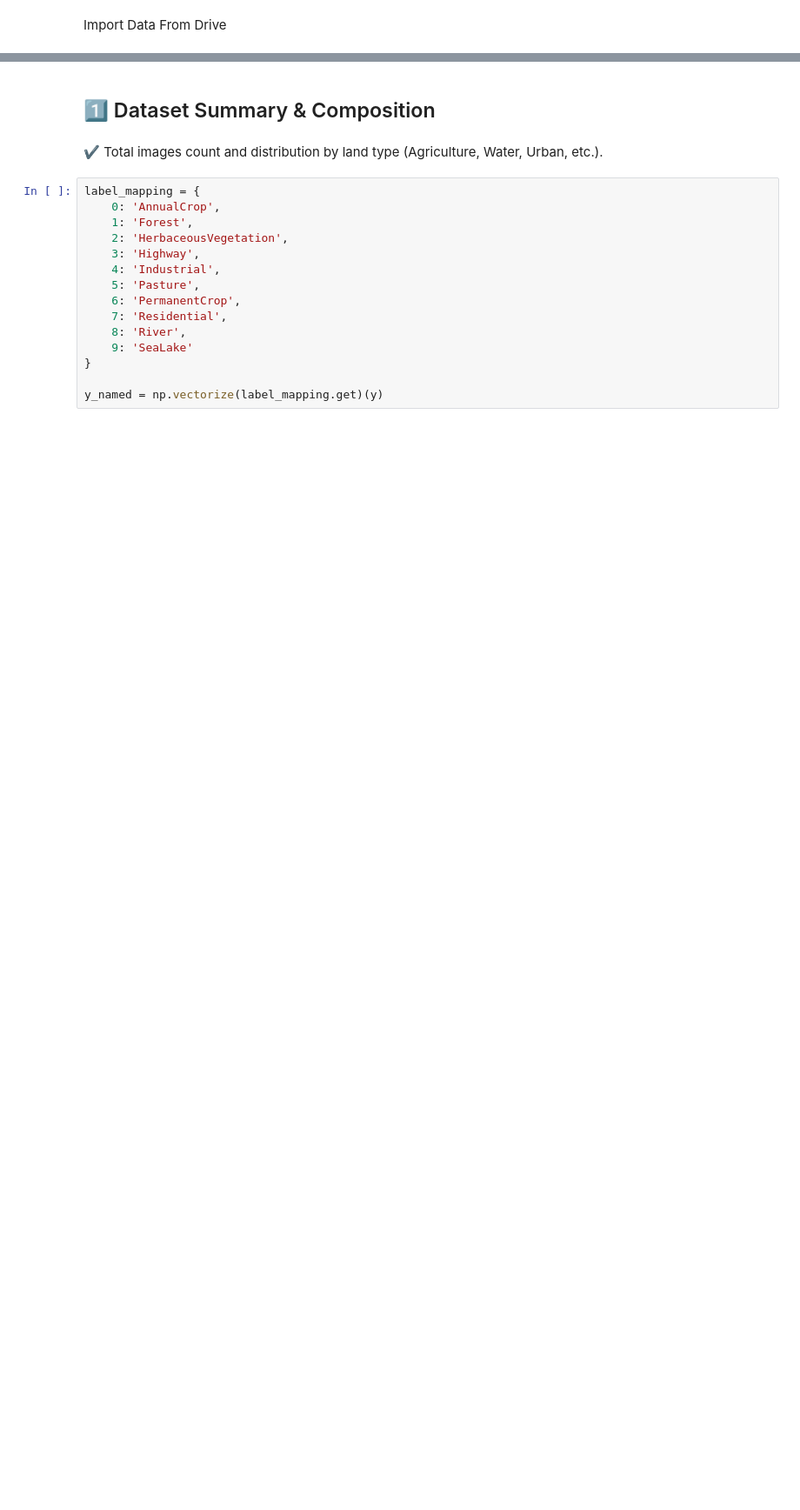
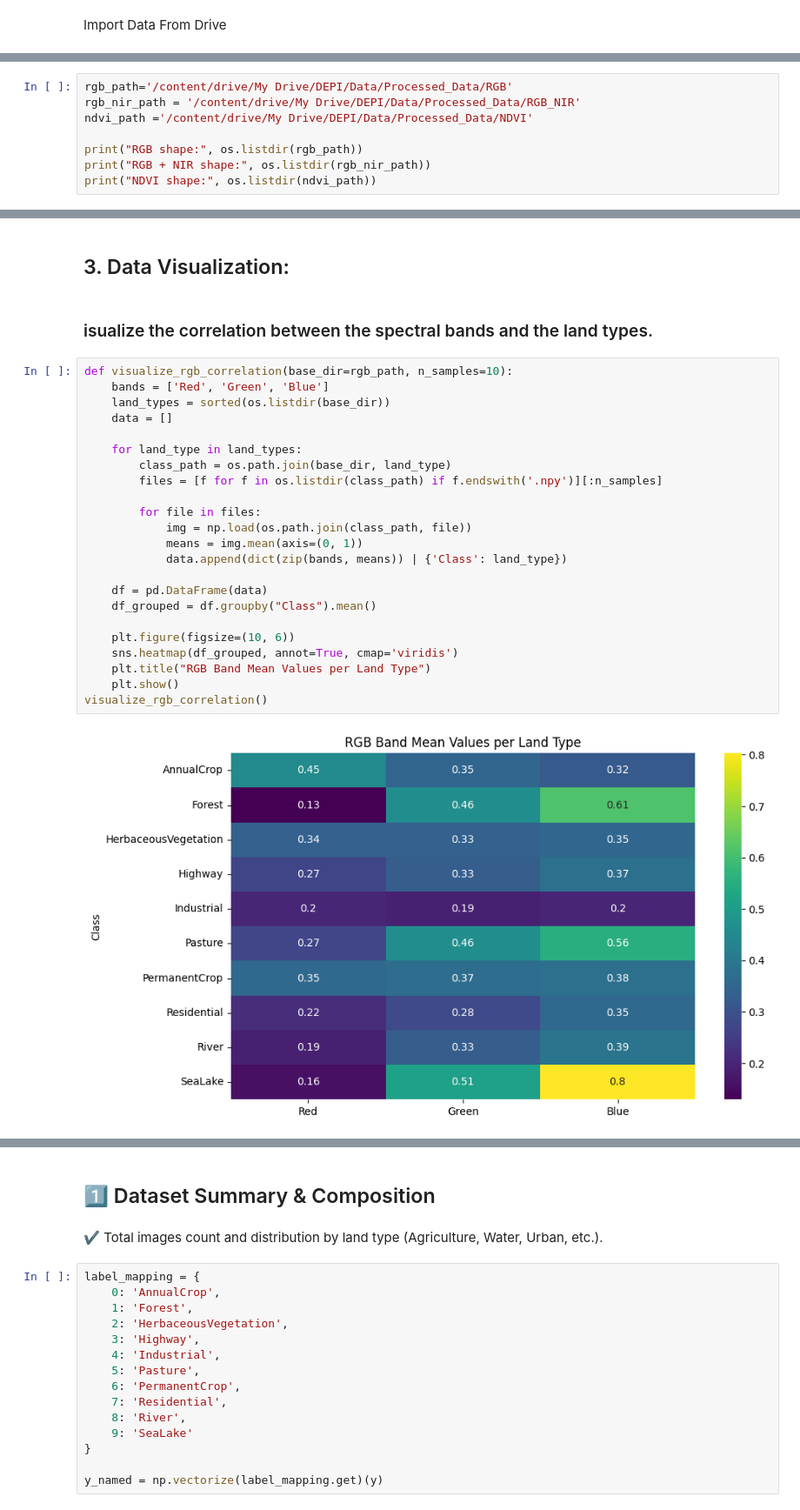
Before and after one commit to ahmed-hazem-1/DEPI-Project--Land-Type-Classification, a Jupyter notebook: 2nd Milestone/2nd_Milestone.ipynb, the cells around one changed output, grey strips where cells are left out. Shown at 87% size. Saved outputs shown, nothing was run; the diff lists cells and outputs as text; blank space fills up the shorter version.

```diff
--- a/2nd Milestone/2nd_Milestone.ipynb
+++ b/2nd Milestone/2nd_Milestone.ipynb
@@ -22,0 +25,8 @@ Import Data From Drive
+# %%
+rgb_path='/content/drive/My Drive/DEPI/Data/Processed_Data/RGB'
+rgb_nir_path = '/content/drive/My Drive/DEPI/Data/Processed_Data/RGB_NIR'
+ndvi_path ='/content/drive/My Drive/DEPI/Data/Processed_Data/NDVI'
+
+print("RGB shape:", os.listdir(rgb_path))
+print("RGB + NIR shape:", os.listdir(rgb_nir_path))
+print("NDVI shape:", os.listdir(ndvi_path))
@@ -22,0 +100,29 @@ Import Data From Drive
+# %% [markdown]
+## 3. Data Visualization:
+# %% [markdown]
+### isualize the correlation between the spectral bands and the land types.
+# %%
+def visualize_rgb_correlation(base_dir=rgb_path, n_samples=10):
+    bands = ['Red', 'Green', 'Blue']
+    land_types = sorted(os.listdir(base_dir))
+    data = []
+
+    for land_type in land_types:
+        class_path = os.path.join(base_dir, land_type)
+        files = [f for f in os.listdir(class_path) if f.endswith('.npy')][:n_samples]
+
+        for file in files:
+            img = np.load(os.path.join(class_path, file))
+            means = img.mean(axis=(0, 1))
+            data.append(dict(zip(bands, means)) | {'Class': land_type})
+
+    df = pd.DataFrame(data)
+    df_grouped = df.groupby("Class").mean()
+
+    plt.figure(figsize=(10, 6))
+    sns.heatmap(df_grouped, annot=True, cmap='viridis')
+    plt.title("RGB Band Mean Values per Land Type")
+    plt.show()
+visualize_rgb_correlation()
+# %% [output]
+[figure, added]
```
Also changed, not shown: parts of 23 cells of this notebook.
